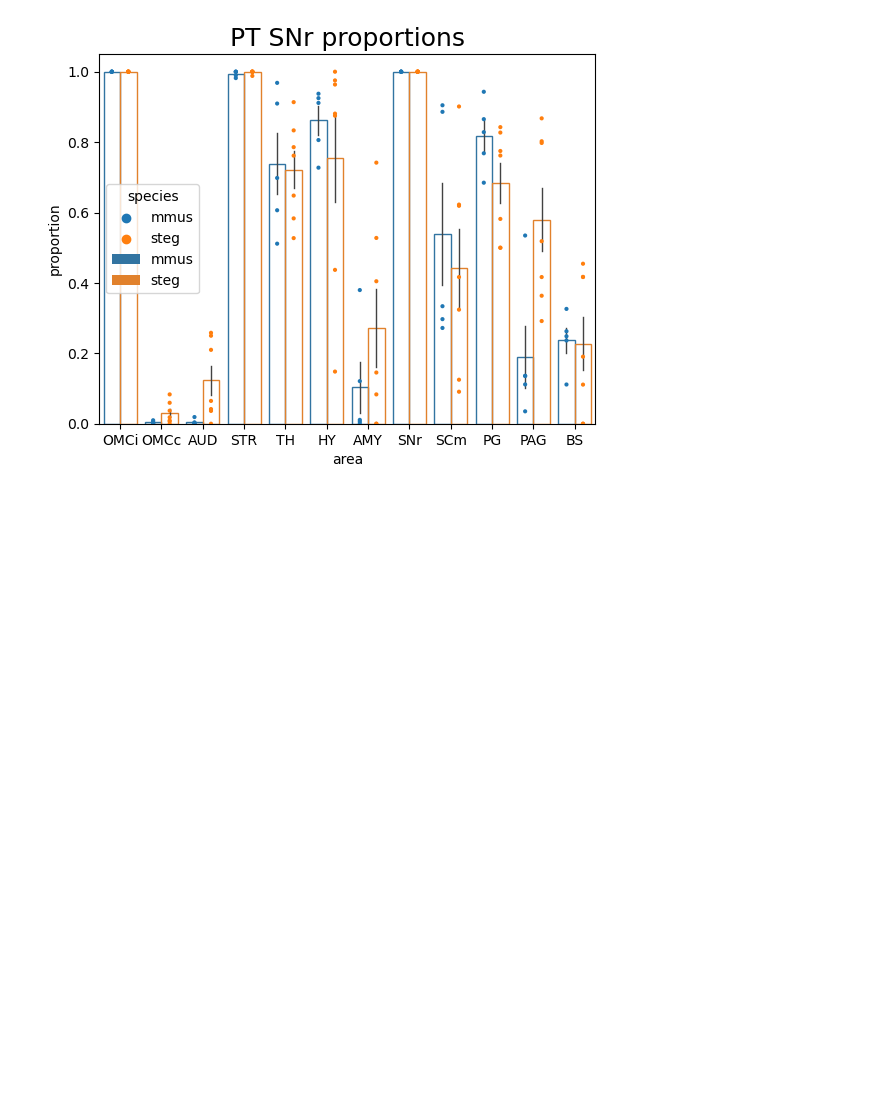
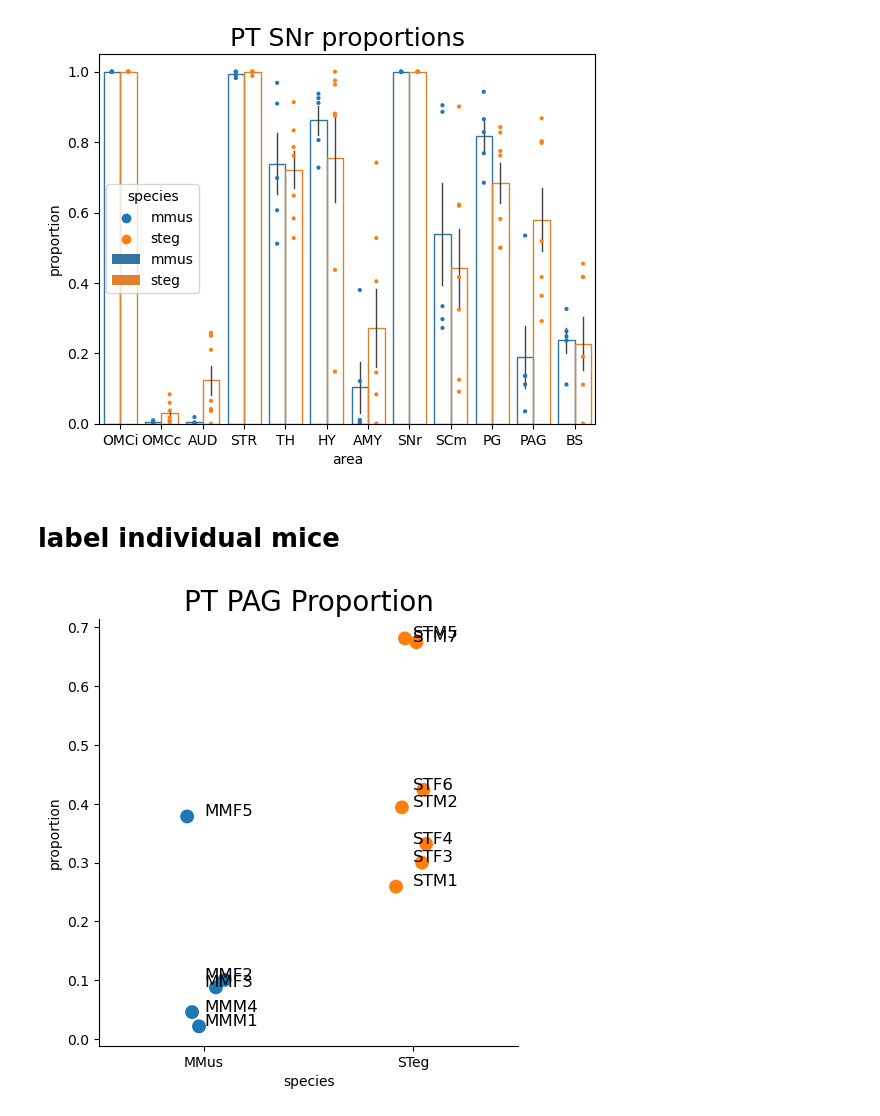
Before and after one commit to eisko/MAPseq_analysis, a Jupyter notebook: M194_M220_fig3_sc.ipynb, the cells around one changed output. Drawn from its saved outputs; the diff is of its cells as text; code cells hidden in the pictures; blank space fills up the shorter version.

Commit message:
individual mice labels

```diff
--- a/M194_M220_fig3_sc.ipynb
+++ b/M194_M220_fig3_sc.ipynb
@@ -1131,3 +1131,27 @@ plt.show()
 [figure]
 [figure]
 [figure]
+# %% [markdown]
+# label individual mice
+# %%
+plot = pd.DataFrame(columns=['count', 'pt_total', 'proportion', 'mice', 'species', 'dataset'])
+
+for i in range(num_samples):
+    df = omc_pt[i]
+    count = df.sum()['PAG']
+    total = df.shape[0]
+    proportion = count/total
+    plot.loc[len(plot.index)] = [count, total, proportion, mice[i], species[i], dataset[i]]
+
+sns.catplot(data=plot, x="species", y="proportion", hue="species", size=10)
+plt.title('PT PAG Proportion', size=20)
+#     ax.set_ylim(-0.1,1.1)
+for j in range(plot.shape[0]):
+    if plot.species[j]=="MMus":
+        k=0
+    else:
+        k=1
+    plt.text(x=k,y=plot.proportion[j]+0.001,s=plot.mice[j],
+          fontdict=dict(color='black', size=12))
+# %% [output]
+[figure, added]
```
Also changed, not shown: parts of 1 cell of this notebook.
